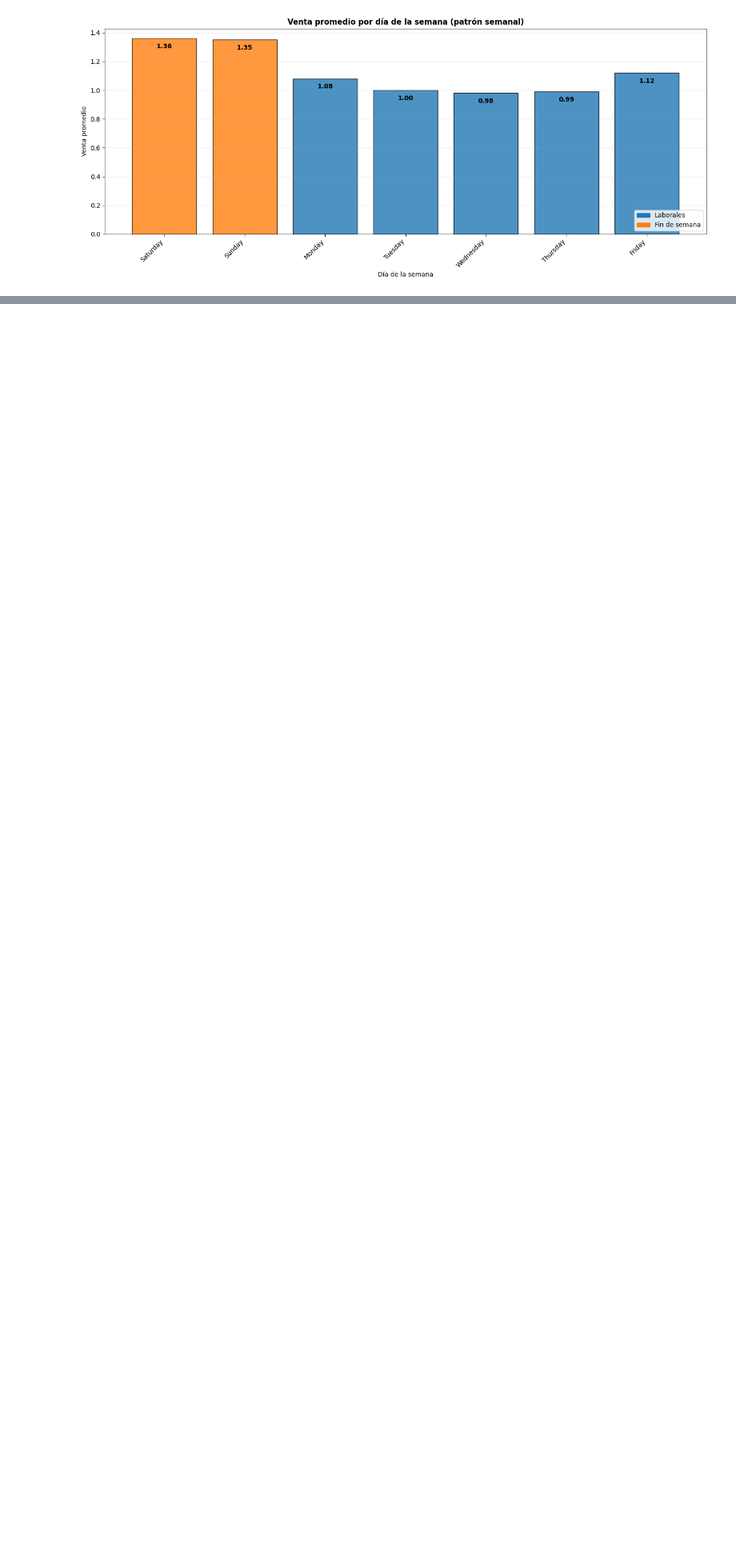
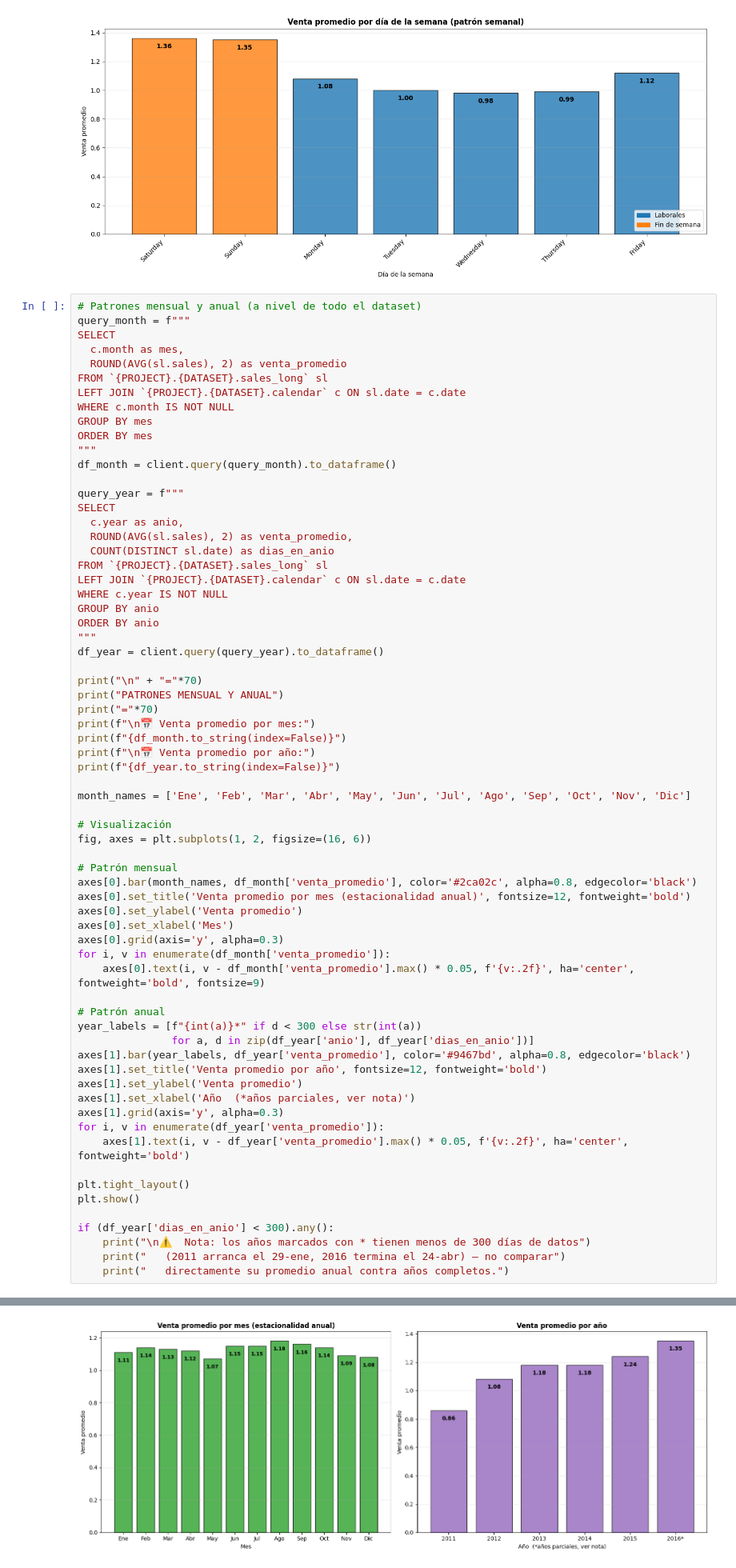
Before and after one commit to desareca/m5-probabilistic-forecast, a Jupyter notebook: notebooks/01_eda.ipynb, the cells around one changed output, grey strips where cells are left out. Shown at 80% size. Saved outputs shown, nothing was run; the diff lists cells and outputs as text; blank space fills up the shorter version.

```diff
--- a/notebooks/01_eda.ipynb
+++ b/notebooks/01_eda.ipynb
@@ -629,3 +685,71 @@ Wednesday            0.98
  Thursday            0.99
    Friday            1.12
 [figure]
+# %%
+# Patrones mensual y anual (a nivel de todo el dataset)
+query_month = f"""
+SELECT
+  c.month as mes,
+  ROUND(AVG(sl.sales), 2) as venta_promedio
+FROM `{PROJECT}.{DATASET}.sales_long` sl
+LEFT JOIN `{PROJECT}.{DATASET}.calendar` c ON sl.date = c.date
+WHERE c.month IS NOT NULL
+GROUP BY mes
+ORDER BY mes
+"""
+df_month = client.query(query_month).to_dataframe()
+
+query_year = f"""
+SELECT
+  c.year as anio,
+  ROUND(AVG(sl.sales), 2) as venta_promedio,
+  COUNT(DISTINCT sl.date) as dias_en_anio
+FROM `{PROJECT}.{DATASET}.sales_long` sl
+LEFT JOIN `{PROJECT}.{DATASET}.calendar` c ON sl.date = c.date
+WHERE c.year IS NOT NULL
+GROUP BY anio
+ORDER BY anio
+"""
+df_year = client.query(query_year).to_dataframe()
+
+print("\n" + "="*70)
+print("PATRONES MENSUAL Y ANUAL")
+print("="*70)
+print(f"\n📅 Venta promedio por mes:")
+print(f"{df_month.to_string(index=False)}")
+print(f"\n📅 Venta promedio por año:")
+print(f"{df_year.to_string(index=False)}")
+
+month_names = ['Ene', 'Feb', 'Mar', 'Abr', 'May', 'Jun', 'Jul', 'Ago', 'Sep', 'Oct', 'Nov', 'Dic']
+
+# Visualización
+fig, axes = plt.subplots(1, 2, figsize=(16, 6))
+
+# Patrón mensual
+axes[0].bar(month_names, df_month['venta_promedio'], color='#2ca02c', alpha=0.8, edgecolor='black')
+axes[0].set_title('Venta promedio por mes (estacionalidad anual)', fontsize=12, fontweight='bold')
+axes[0].set_ylabel('Venta promedio')
+axes[0].set_xlabel('Mes')
+axes[0].grid(axis='y', alpha=0.3)
+for i, v in enumerate(df_month['venta_promedio']):
+    axes[0].text(i, v - df_month['venta_promedio'].max() * 0.05, f'{v:.2f}', ha='center', fontweight='bold', fontsize=9)
+
+# Patrón anual
+year_labels = [f"{int(a)}*" if d < 300 else str(int(a))
+               for a, d in zip(df_year['anio'], df_year['dias_en_anio'])]
+axes[1].bar(year_labels, df_year['venta_promedio'], color='#9467bd', alpha=0.8, edgecolor='black')
+axes[1].set_title('Venta promedio por año', fontsize=12, fontweight='bold')
+axes[1].set_ylabel('Venta promedio')
+axes[1].set_xlabel('Año  (*años parciales, ver nota)')
+axes[1].grid(axis='y', alpha=0.3)
+for i, v in enumerate(df_year['venta_promedio']):
+    axes[1].text(i, v - df_year['venta_promedio'].max() * 0.05, f'{v:.2f}', ha='center', fontweight='bold')
+
+plt.tight_layout()
+plt.show()
+
+if (df_year['dias_en_anio'] < 300).any():
+    print("\n⚠️  Nota: los años marcados con * tienen menos de 300 días de datos")
+    print("   (2011 arranca el 29-ene, 2016 termina el 24-abr) — no comparar")
+    print("   directamente su promedio anual contra años completos.")
+# %% [output]
@@ -631,0 +773 @@ Wednesday            0.98
+[figure, added]
```
Also changed, not shown: parts of 3 cells of this notebook.
